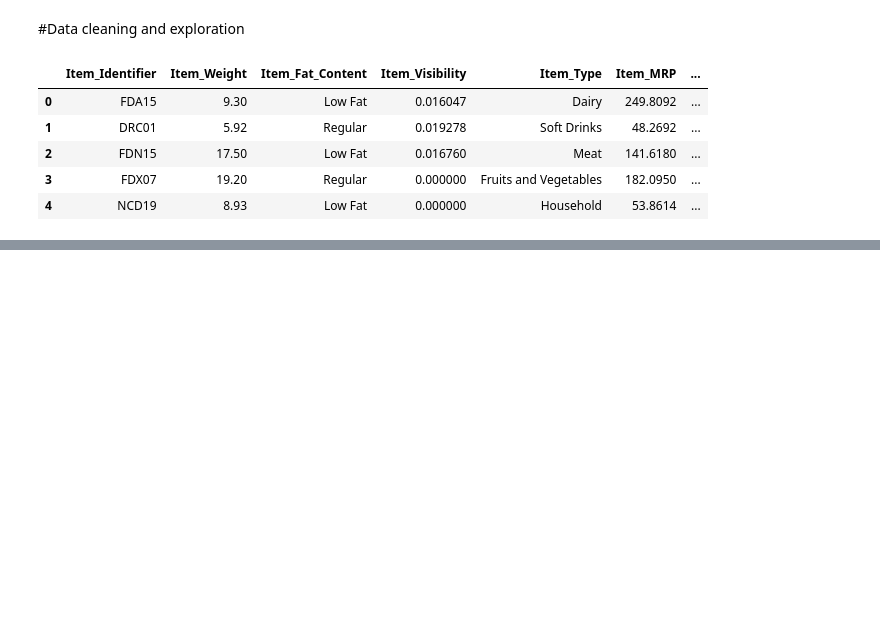
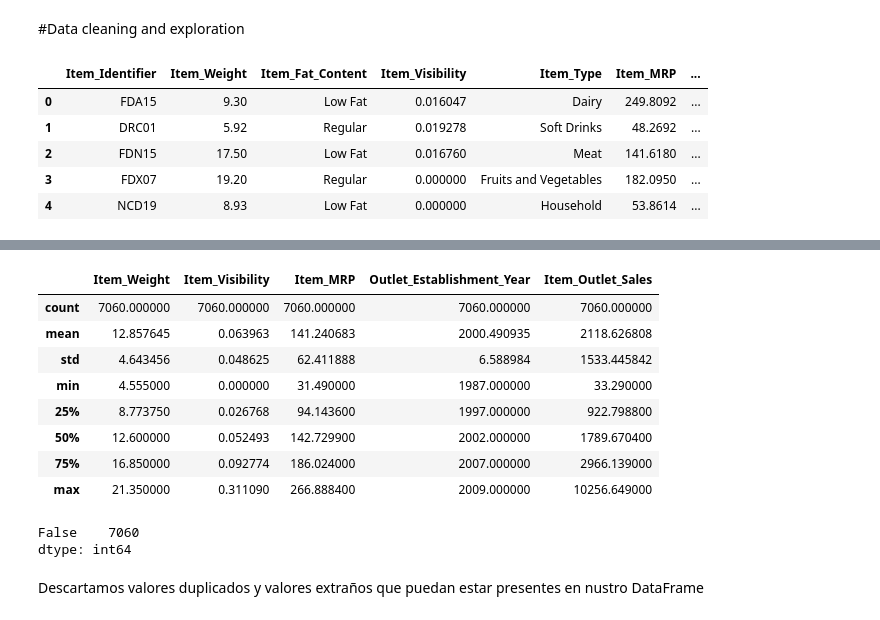
Before and after one commit to JuniorRF19/Sales-Predictions, a Jupyter notebook: Sales_Prediction.ipynb, the cells around one changed output, grey strips where cells are left out. Saved outputs shown, nothing was run; the diff lists cells and outputs as text; code cells hidden in the pictures; blank space fills up the shorter version.

```diff
--- a/Sales_Prediction.ipynb
+++ b/Sales_Prediction.ipynb
@@ -26,0 +60,4 @@ df.head()
+# %%
+df = df.drop(columns=['Outlet_Size'])
+# %%
+df = df[-df['Item_Weight'].isna()]
@@ -26,0 +87,19 @@ df.head()
+# %%
+df.describe()
+# %% [output]
+|  | Item_Weight | Item_Visibility | Item_MRP | Outlet_Establishment_Year | Item_Outlet_Sales |
+| count | 7060.000000 | 7060.000000 | 7060.000000 | 7060.000000 | 7060.000000 |
+| mean | 12.857645 | 0.063963 | 141.240683 | 2000.490935 | 2118.626808 |
+| std | 4.643456 | 0.048625 | 62.411888 | 6.588984 | 1533.445842 |
+| min | 4.555000 | 0.000000 | 31.490000 | 1987.000000 | 33.290000 |
+| 25% | 8.773750 | 0.026768 | 94.143600 | 1997.000000 | 922.798800 |
+| 50% | 12.600000 | 0.052493 | 142.729900 | 2002.000000 | 1789.670400 |
+| 75% | 16.850000 | 0.092774 | 186.024000 | 2007.000000 | 2966.139000 |
+| max | 21.350000 | 0.311090 | 266.888400 | 2009.000000 | 10256.649000 |
+# %%
+df.duplicated().value_counts()
+# %% [output]
+False    7060
+dtype: int64
+# %% [markdown]
+Descartamos valores duplicados y valores extraños que puedan estar presentes en nustro DataFrame
```
Also changed, not shown: parts of 5 cells of this notebook.
